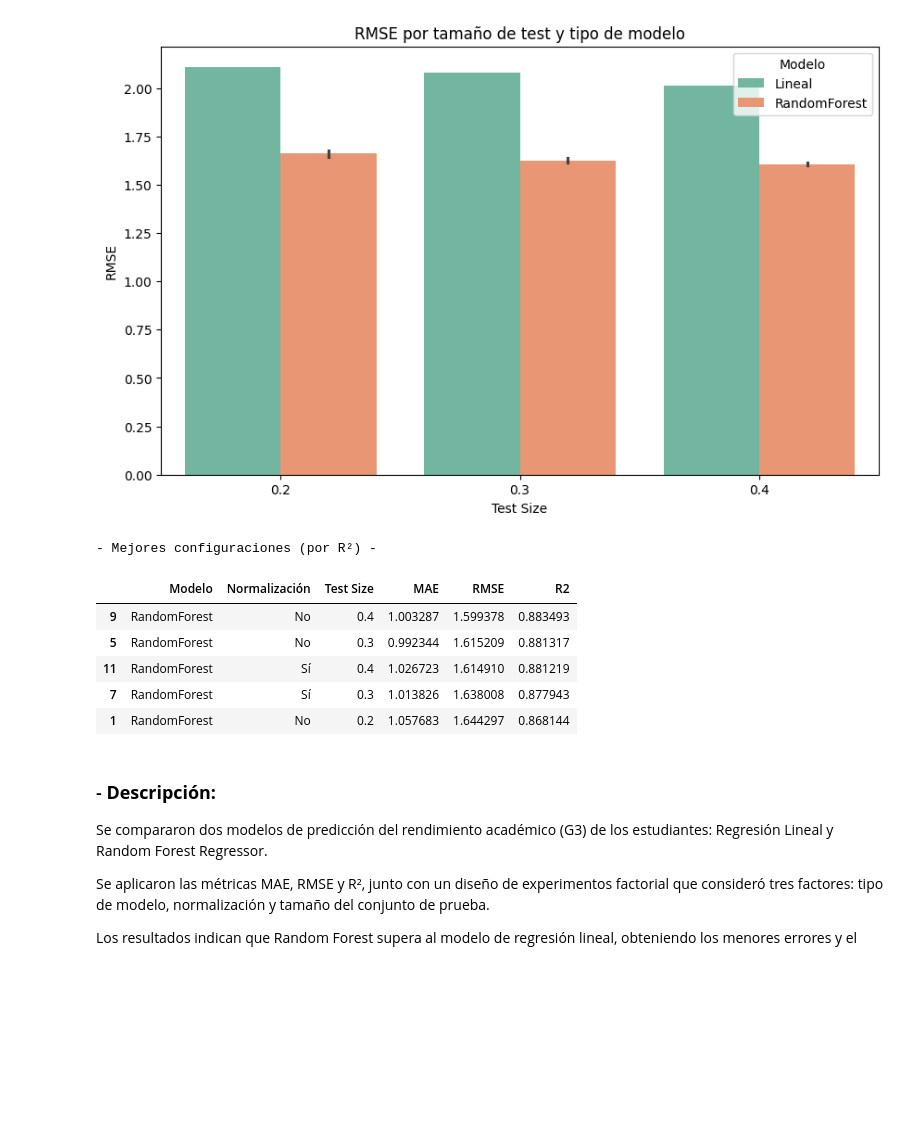
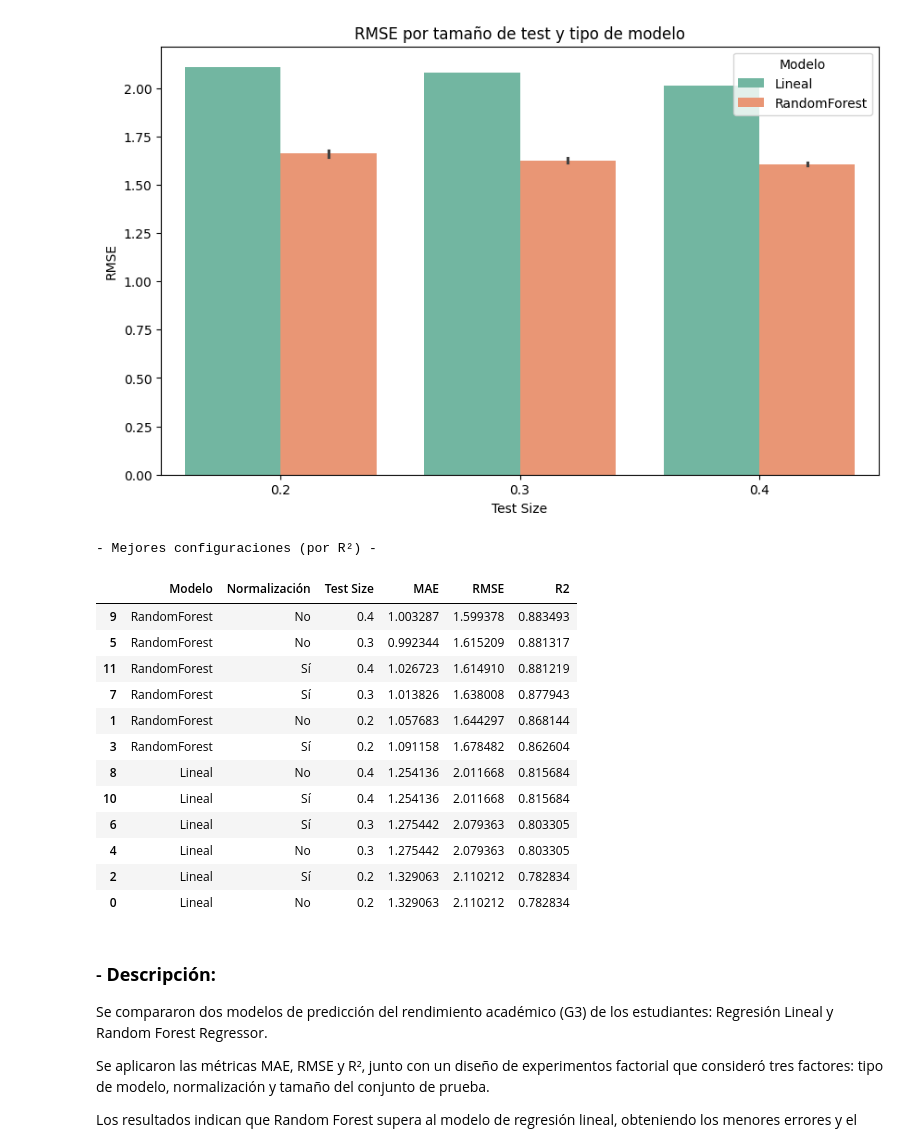
Before and after one commit to Jessica1842553/MCDaa2025, a Jupyter notebook: T8_9.ipynb, the cells around one changed output. Cells and saved outputs as stored; diff of their text form; code cells hidden in the pictures; blank space fills up the shorter version.

```diff
--- a/T8_9.ipynb
+++ b/T8_9.ipynb
@@ -164,15 +164,22 @@ plt.show()
 # %%
 # Mostrar los mejores resultados
 print("\n- Mejores configuraciones (por R²) -")
-display(df_resultados.sort_values(by='R2', ascending=False).head())
+display(df_resultados.sort_values(by='R2', ascending=False))
 # %% [output]
 - Mejores configuraciones (por R²) -
 |  | Modelo | Normalización | Test Size | MAE | RMSE | R2 |
 | 9 | RandomForest | No | 0.4 | 1.003287 | 1.599378 | 0.883493 |
 | 5 | RandomForest | No | 0.3 | 0.992344 | 1.615209 | 0.881317 |
 | 11 | RandomForest | Sí | 0.4 | 1.026723 | 1.614910 | 0.881219 |
 | 7 | RandomForest | Sí | 0.3 | 1.013826 | 1.638008 | 0.877943 |
 | 1 | RandomForest | No | 0.2 | 1.057683 | 1.644297 | 0.868144 |
+| 3 | RandomForest | Sí | 0.2 | 1.091158 | 1.678482 | 0.862604 |
+| 8 | Lineal | No | 0.4 | 1.254136 | 2.011668 | 0.815684 |
+| 10 | Lineal | Sí | 0.4 | 1.254136 | 2.011668 | 0.815684 |
+| 6 | Lineal | Sí | 0.3 | 1.275442 | 2.079363 | 0.803305 |
+| 4 | Lineal | No | 0.3 | 1.275442 | 2.079363 | 0.803305 |
+| 2 | Lineal | Sí | 0.2 | 1.329063 | 2.110212 | 0.782834 |
+| 0 | Lineal | No | 0.2 | 1.329063 | 2.110212 | 0.782834 |
 # %% [markdown]
 ### - **Descripción:**
 Se compararon dos modelos de predicción del rendimiento académico (G3) de los estudiantes: Regresión Lineal y Random Forest Regressor.
```
